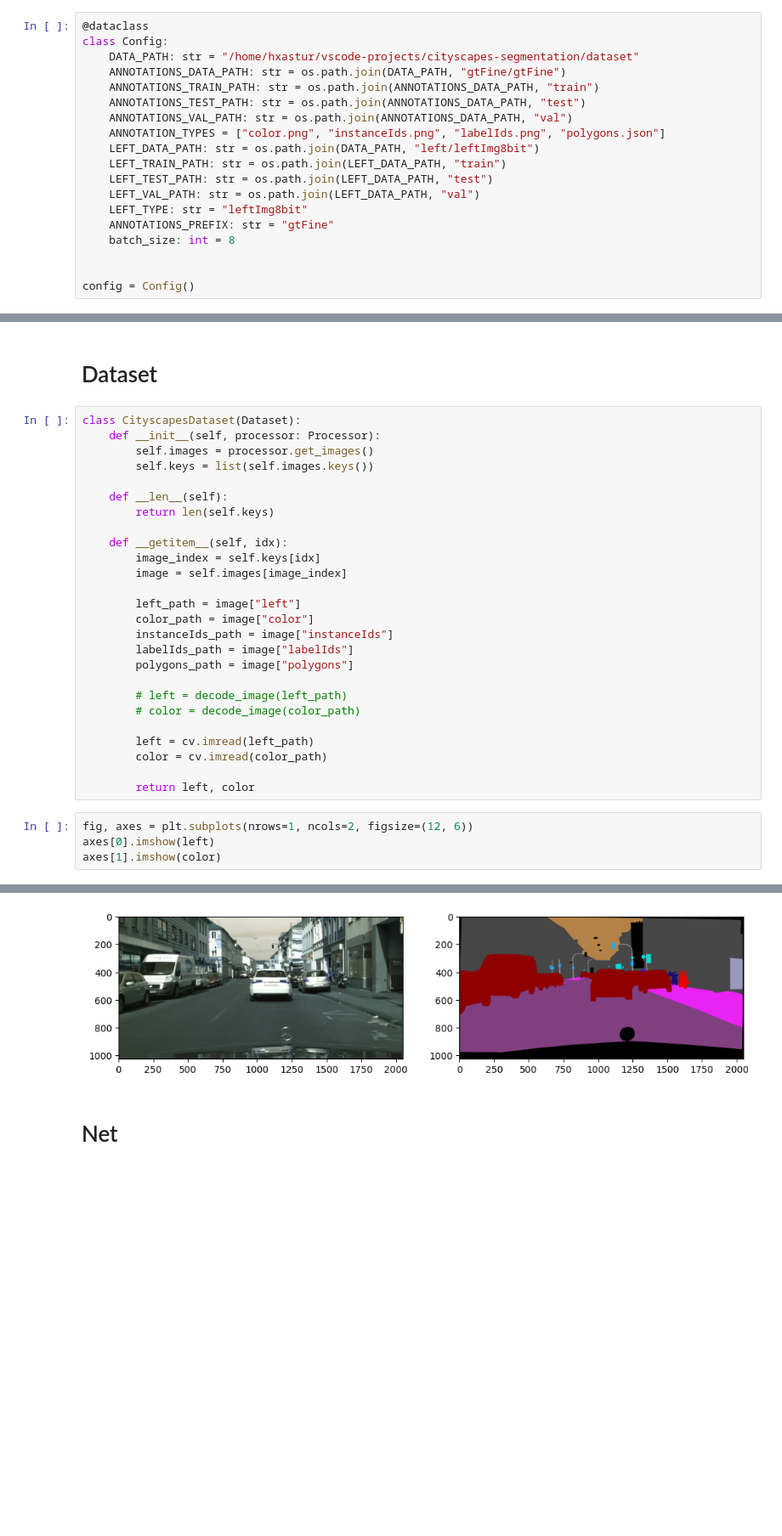
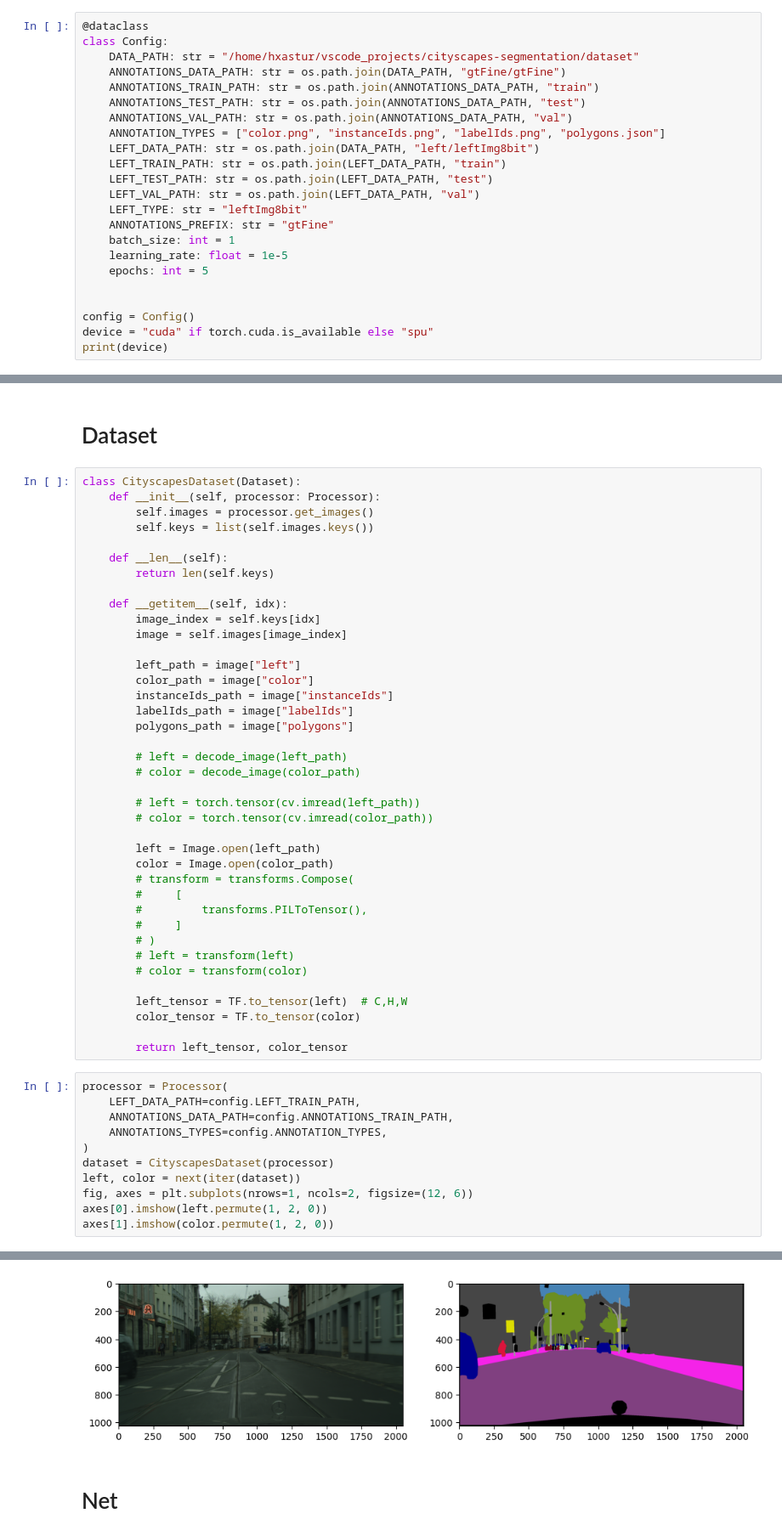
Before and after one commit to miklrz/cityscapes-segmentation, a Jupyter notebook: src/notebook/cityscapes-training-1.ipynb, the cells around one changed output, grey strips where cells are left out. Shown at 85% size. Cells and saved outputs as stored; diff of their text form; blank space fills up the shorter version.

```diff
--- a/src/notebook/cityscapes-training-1.ipynb
+++ b/src/notebook/cityscapes-training-1.ipynb
@@ -15,7 +20,7 @@ import os
 # %%
 @dataclass
 class Config:
-    DATA_PATH: str = "/home/hxastur/vscode-projects/cityscapes-segmentation/dataset"
+    DATA_PATH: str = "/home/hxastur/vscode_projects/cityscapes-segmentation/dataset"
     ANNOTATIONS_DATA_PATH: str = os.path.join(DATA_PATH, "gtFine/gtFine")
     ANNOTATIONS_TRAIN_PATH: str = os.path.join(ANNOTATIONS_DATA_PATH, "train")
     ANNOTATIONS_TEST_PATH: str = os.path.join(ANNOTATIONS_DATA_PATH, "test")
@@ -27,7 +32,11 @@ class Config:
     LEFT_VAL_PATH: str = os.path.join(LEFT_DATA_PATH, "val")
     LEFT_TYPE: str = "leftImg8bit"
     ANNOTATIONS_PREFIX: str = "gtFine"
-    batch_size: int = 8
+    batch_size: int = 1
+    learning_rate: float = 1e-5
+    epochs: int = 5
 
 
 config = Config()
+device = "cuda" if torch.cuda.is_available else "spu"
+print(device)
@@ -129,17 +140,37 @@ class CityscapesDataset(Dataset):
         # left = decode_image(left_path)
         # color = decode_image(color_path)
 
-        left = cv.imread(left_path)
-        color = cv.imread(color_path)
+        # left = torch.tensor(cv.imread(left_path))
+        # color = torch.tensor(cv.imread(color_path))
 
-        return left, color
+        left = Image.open(left_path)
+        color = Image.open(color_path)
+        # transform = transforms.Compose(
+        #     [
+        #         transforms.PILToTensor(),
+        #     ]
+        # )
+        # left = transform(left)
+        # color = transform(color)
+
+        left_tensor = TF.to_tensor(left)  # C,H,W
+        color_tensor = TF.to_tensor(color)
+
+        return left_tensor, color_tensor
 # %%
+processor = Processor(
+    LEFT_DATA_PATH=config.LEFT_TRAIN_PATH,
+    ANNOTATIONS_DATA_PATH=config.ANNOTATIONS_TRAIN_PATH,
+    ANNOTATIONS_TYPES=config.ANNOTATION_TYPES,
+)
+dataset = CityscapesDataset(processor)
+left, color = next(iter(dataset))
 fig, axes = plt.subplots(nrows=1, ncols=2, figsize=(12, 6))
-axes[0].imshow(left)
-axes[1].imshow(color)
+axes[0].imshow(left.permute(1, 2, 0))
+axes[1].imshow(color.permute(1, 2, 0))
 # %% [output]
 <matplotlib.image.AxesImage at 0x...>
-[figure, old version]
+[figure, new version]
 # %% [markdown]
 # Net
 # %%
```
Also changed, not shown: parts of 10 cells of this notebook, 2 other files.
